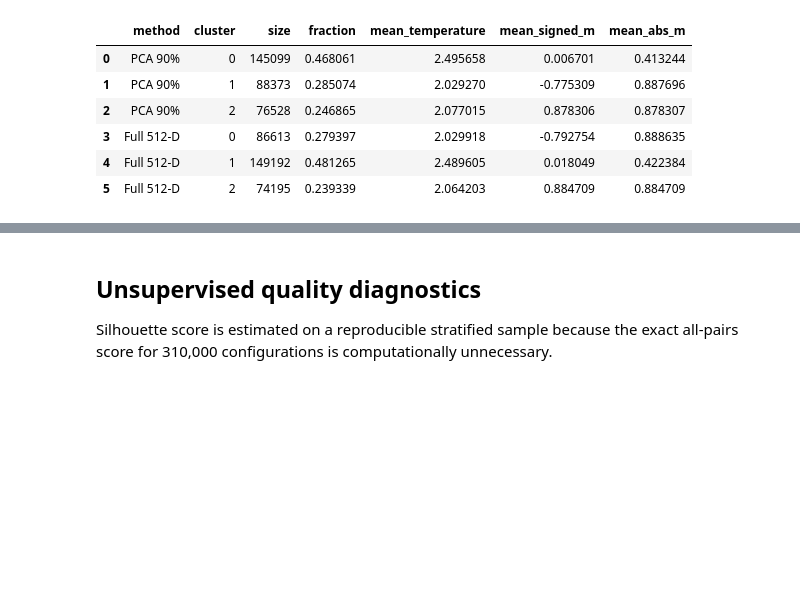
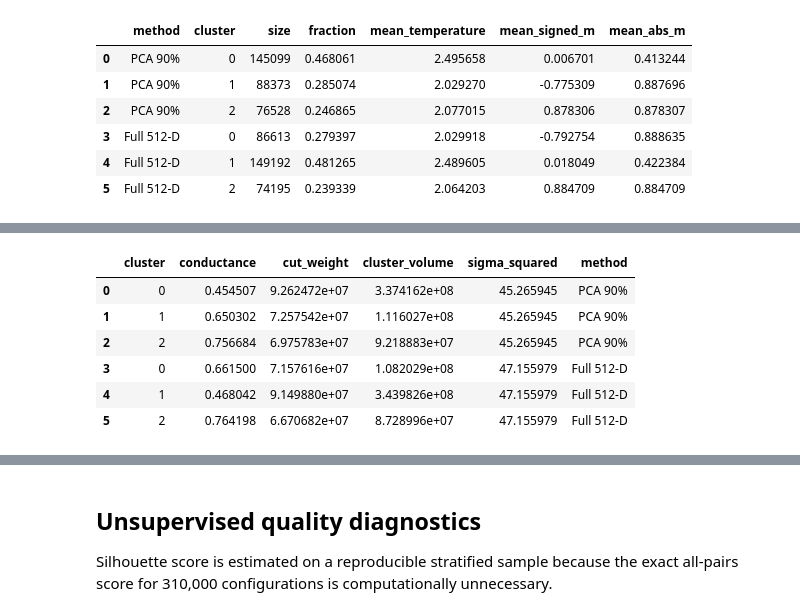
Before and after one commit to lledson425/Summer25, a Jupyter notebook: notebooks/ising/resnet_unsupervised_clustering.ipynb, the cells around one changed output, grey strips where cells are left out. Cells and saved outputs as stored; diff of their text form; code cells hidden in the pictures; blank space fills up the shorter version.

```diff
--- a/notebooks/ising/resnet_unsupervised_clustering.ipynb
+++ b/notebooks/ising/resnet_unsupervised_clustering.ipynb
@@ -320,0 +253,96 @@ plt.close(fig)
+# %%
+DEVICE = torch.device("cuda" if torch.cuda.is_available() else "cpu")
+
+def dense_affinity_conductance(features, labels, batch_size=512, random_state=42):
+    features = np.asarray(features, dtype=np.float32)
+    labels = np.asarray(labels, dtype=np.int64)
+    n_samples = len(features)
+
+    # Estimate one global RBF scale from random pairs.
+    rng = np.random.default_rng(random_state)
+    left = rng.integers(0, n_samples, size=200_000)
+    right = rng.integers(0, n_samples, size=200_000)
+    pair_distance_squared = np.sum((features[left] - features[right]) ** 2, axis=1)
+    positive_distances = pair_distance_squared[pair_distance_squared > 0]
+    sigma_squared = float(np.median(positive_distances))
+
+    all_features = torch.from_numpy(features).to(DEVICE)
+    all_labels = torch.from_numpy(labels).to(DEVICE)
+    all_norms = (all_features ** 2).sum(dim=1).view(1, -1)
+
+    escape = np.empty(n_samples, dtype=np.float32)
+    cluster_volume = np.zeros(N_CLUSTERS, dtype=np.float64)
+    cut_weight = np.zeros(N_CLUSTERS, dtype=np.float64)
+    total_volume = 0.0
+
+    with torch.inference_mode():
+        for start in range(0, n_samples, batch_size):
+            stop = min(start + batch_size, n_samples)
+            batch = all_features[start:stop]
+            batch_labels = all_labels[start:stop]
+            distances_squared = (
+                (batch ** 2).sum(dim=1, keepdim=True)
+                + all_norms
+                - 2.0 * batch @ all_features.T
+            ).clamp_min_(0)
+            weights = torch.exp(-distances_squared / (2.0 * sigma_squared))
+
+            local_rows = torch.arange(stop - start, device=DEVICE)
+            global_columns = torch.arange(start, stop, device=DEVICE)
+            weights[local_rows, global_columns] = 0.0
+
+            row_volume = weights.sum(dim=1)
+            same_cluster = all_labels.view(1, -1) == batch_labels.view(-1, 1)
+            within_weight = (weights * same_cluster).sum(dim=1)
+            escape[start:stop] = (1.0 - within_weight / row_volume).cpu().numpy()
+            total_volume += float(row_volume.sum().cpu())
+
+            for cluster_id in range(N_CLUSTERS):
+                row_mask = batch_labels == cluster_id
+                if not torch.any(row_mask):
+                    continue
+                cluster_volume[cluster_id] += float(row_volume[row_mask].sum().cpu())
+                cut_weight[cluster_id] += float(
+                    weights[row_mask][:, all_labels != cluster_id].sum().cpu()
+                )
+
+            del distances_squared, weights, same_cluster
+
+    global_rows = []
+    for cluster_id in range(N_CLUSTERS):
+        complement_volume = total_volume - cluster_volume[cluster_id]
+        conductance = cut_weight[cluster_id] / max(
+            min(cluster_volume[cluster_id], complement_volume), 1e-12
+        )
+        global_rows.append({
+            "cluster": cluster_id,
+            "conductance": conductance,
+            "cut_weight": cut_weight[cluster_id],
+            "cluster_volume": cluster_volume[cluster_id],
+            "sigma_squared": sigma_squared,
+        })
+    return escape, pd.DataFrame(global_rows)
+
+pca_escape, pca_global_conductance = dense_affinity_conductance(
+    seed_temperature_pca, graph_pca_labels
+)
+full_escape, full_global_conductance = dense_affinity_conductance(
+    seed_temperature_full, graph_full_labels
+)
+pca_global_conductance["method"] = "PCA 90%"
+full_global_conductance["method"] = "Full 512-D"
+global_conductance = pd.concat(
+    [pca_global_conductance, full_global_conductance], ignore_index=True
+)
+global_conductance.to_csv(
+    OUTPUT_ROOT / "ising16_resnet18_raw_dense_global_conductance.csv", index=False
+)
+global_conductance
+# %% [output]
+|  | cluster | conductance | cut_weight | cluster_volume | sigma_squared | method |
+| 0 | 0 | 0.454507 | 9.262472e+07 | 3.374162e+08 | 45.265945 | PCA 90% |
+| 1 | 1 | 0.650302 | 7.257542e+07 | 1.116027e+08 | 45.265945 | PCA 90% |
+| 2 | 2 | 0.756684 | 6.975783e+07 | 9.218883e+07 | 45.265945 | PCA 90% |
+| 3 | 0 | 0.661500 | 7.157616e+07 | 1.082029e+08 | 47.155979 | Full 512-D |
+| 4 | 1 | 0.468042 | 9.149880e+07 | 3.439826e+08 | 47.155979 | Full 512-D |
+| 5 | 2 | 0.764198 | 6.670682e+07 | 8.728996e+07 | 47.155979 | Full 512-D |
```
Also changed, not shown: parts of 8 cells of this notebook, 2 other files.
